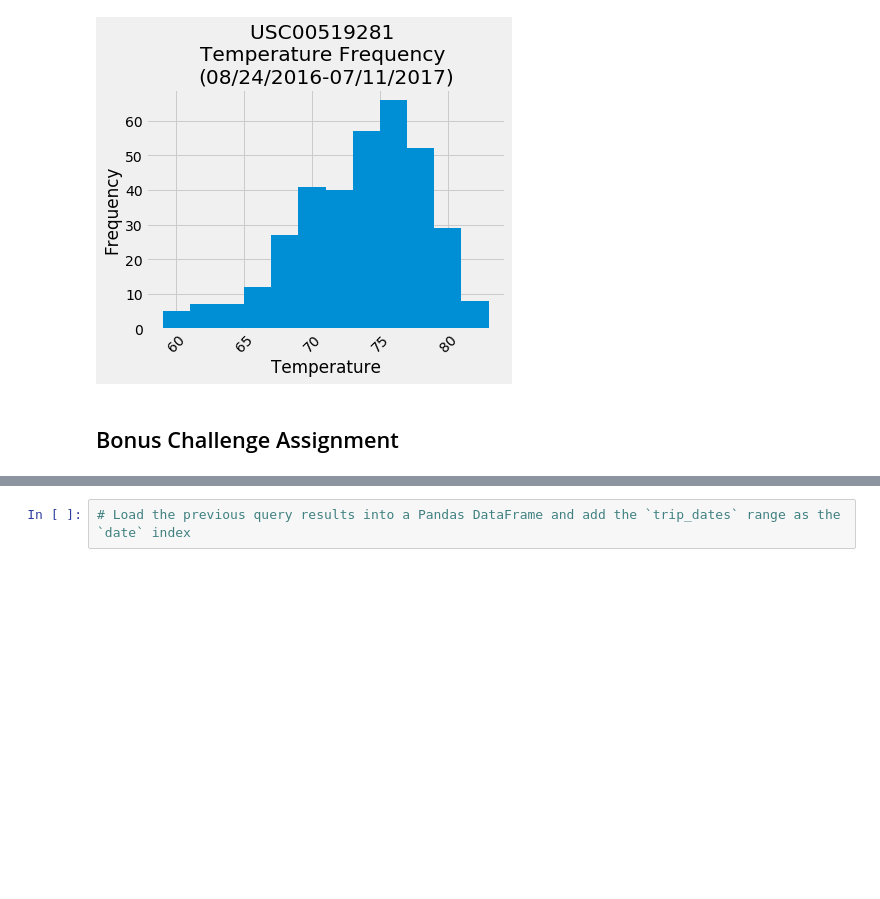
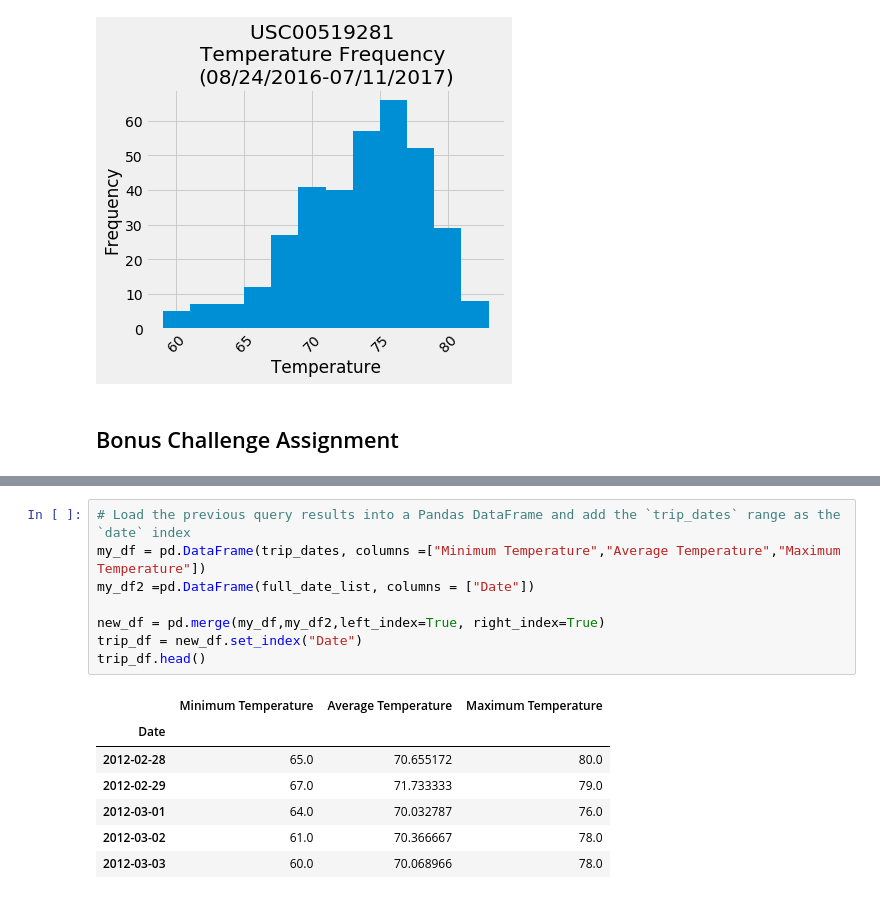
Before and after one commit to 87danielbradley/sqlalchemy-challenge, a Jupyter notebook: climate-sqlalchemy.ipynb, the cells around one changed output, grey strips where cells are left out. Cells and saved outputs as stored; diff of their text form; blank space fills up the shorter version.

```diff
--- a/climate-sqlalchemy.ipynb
+++ b/climate-sqlalchemy.ipynb
@@ -266,4 +310,18 @@ daily_normals("01-01")
 # %%
 # Load the previous query results into a Pandas DataFrame and add the `trip_dates` range as the `date` index
+my_df = pd.DataFrame(trip_dates, columns =["Minimum Temperature","Average Temperature","Maximum Temperature"])
+my_df2 =pd.DataFrame(full_date_list, columns = ["Date"])
+
+new_df = pd.merge(my_df,my_df2,left_index=True, right_index=True)
+trip_df = new_df.set_index("Date")
+trip_df.head()
+# %% [output]
+|  | Minimum Temperature | Average Temperature | Maximum Temperature |
+| Date |  |  |  |
+| 2012-02-28 | 65.0 | 70.655172 | 80.0 |
+| 2012-02-29 | 67.0 | 71.733333 | 79.0 |
+| 2012-03-01 | 64.0 | 70.032787 | 76.0 |
+| 2012-03-02 | 61.0 | 70.366667 | 78.0 |
+| 2012-03-03 | 60.0 | 70.068966 | 78.0 |
 # %%
 # Plot the daily normals as an area plot with `stacked=False`
```
Also changed, not shown: parts of 20 cells of this notebook, 9 other files.
